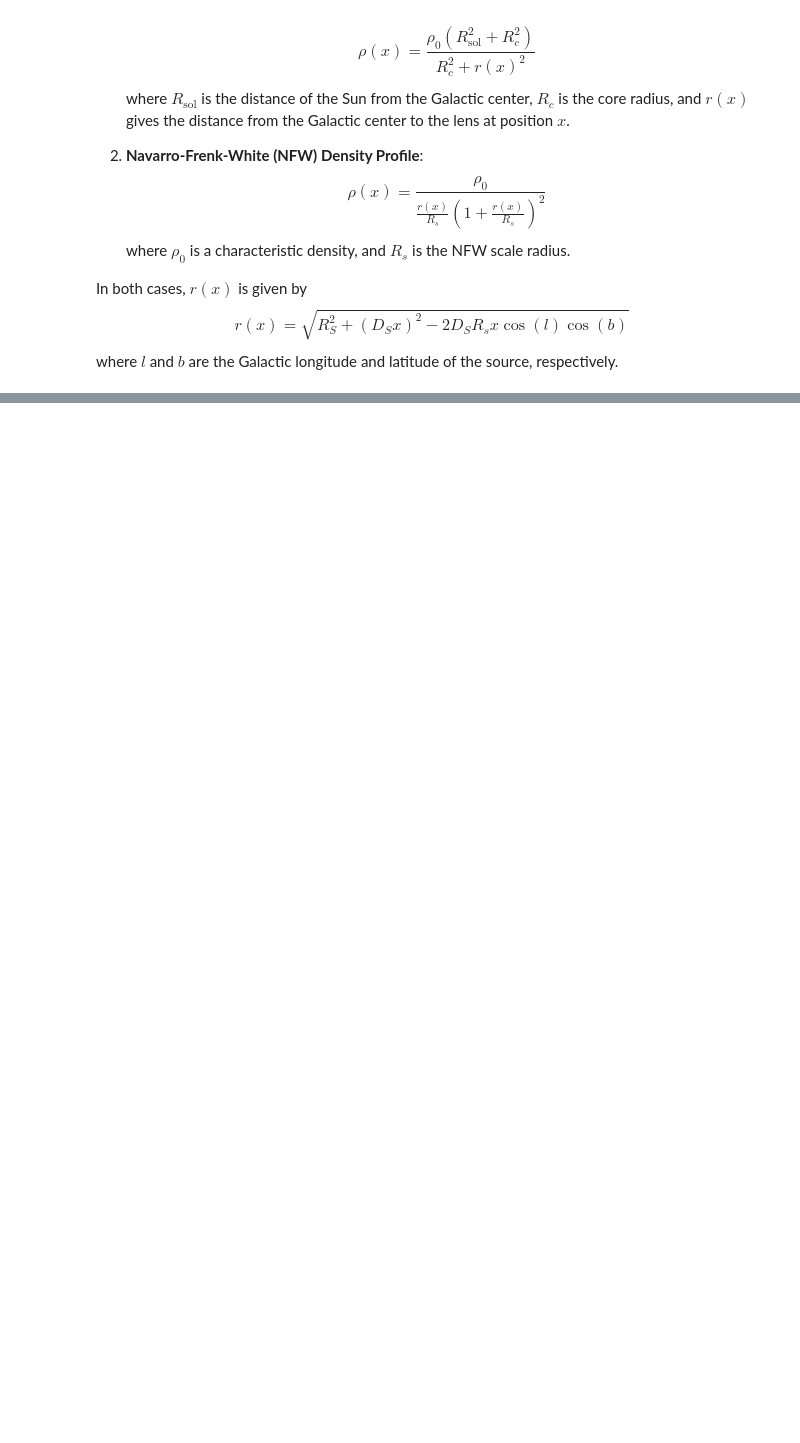
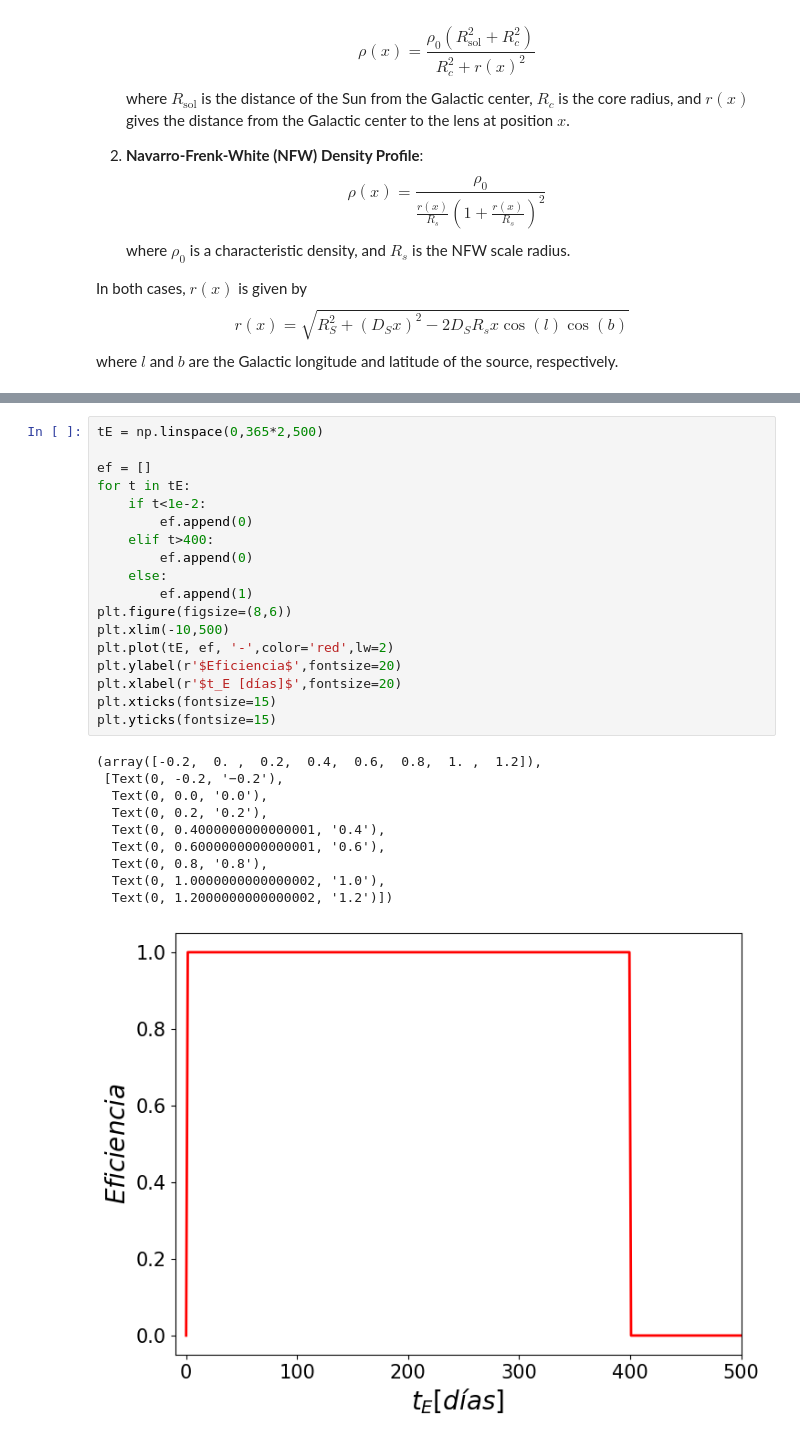
Before and after one commit to anibal-art/Lentes_gravitacionales, a Jupyter notebook: Lista_4.ipynb, the cells around one changed output, grey strips where cells are left out. Cells and saved outputs as stored; diff of their text form; blank space fills up the shorter version.

```diff
--- a/Lista_4.ipynb
+++ b/Lista_4.ipynb
@@ -126,0 +231,29 @@ Integrated Optical Depth (Navarro Frenk White): 3.943342232943051e-07
+# %%
+tE = np.linspace(0,365*2,500)
+
+ef = []
+for t in tE:
+    if t<1e-2:
+        ef.append(0)
+    elif t>400:
+        ef.append(0)
+    else:
+        ef.append(1)
+plt.figure(figsize=(8,6))
+plt.xlim(-10,500)
+plt.plot(tE, ef, '-',color='red',lw=2)
+plt.ylabel(r'$Eficiencia$',fontsize=20)
+plt.xlabel(r'$t_E [días]$',fontsize=20)
+plt.xticks(fontsize=15)
+plt.yticks(fontsize=15)
+# %% [output]
+(array([-0.2,  0. ,  0.2,  0.4,  0.6,  0.8,  1. ,  1.2]),
+ [Text(0, -0.2, '−0.2'),
+  Text(0, 0.0, '0.0'),
+  Text(0, 0.2, '0.2'),
+  Text(0, 0.4000000000000001, '0.4'),
+  Text(0, 0.6000000000000001, '0.6'),
+  Text(0, 0.8, '0.8'),
+  Text(0, 1.0000000000000002, '1.0'),
+  Text(0, 1.2000000000000002, '1.2')])
+[figure, added]
```
Also changed, not shown: parts of 13 cells of this notebook, 1 other file.
